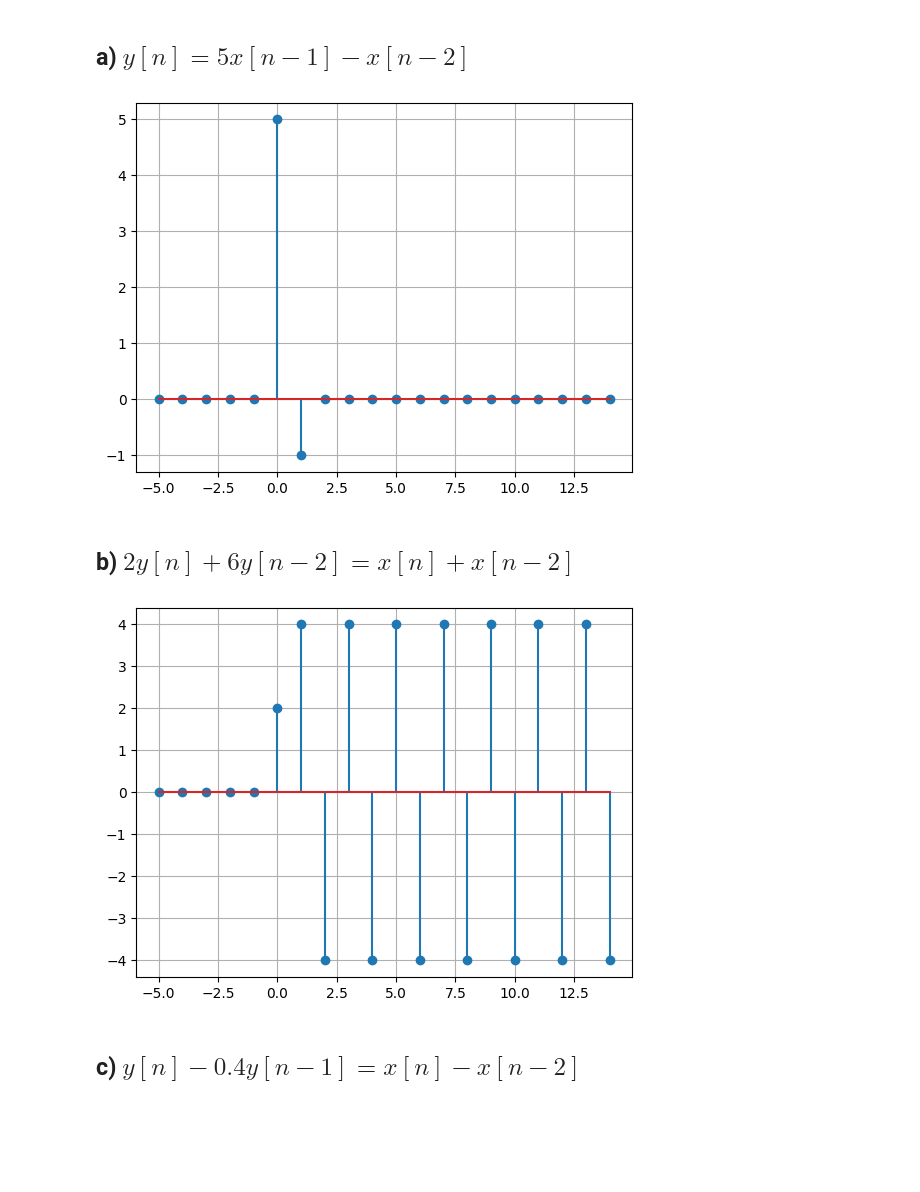
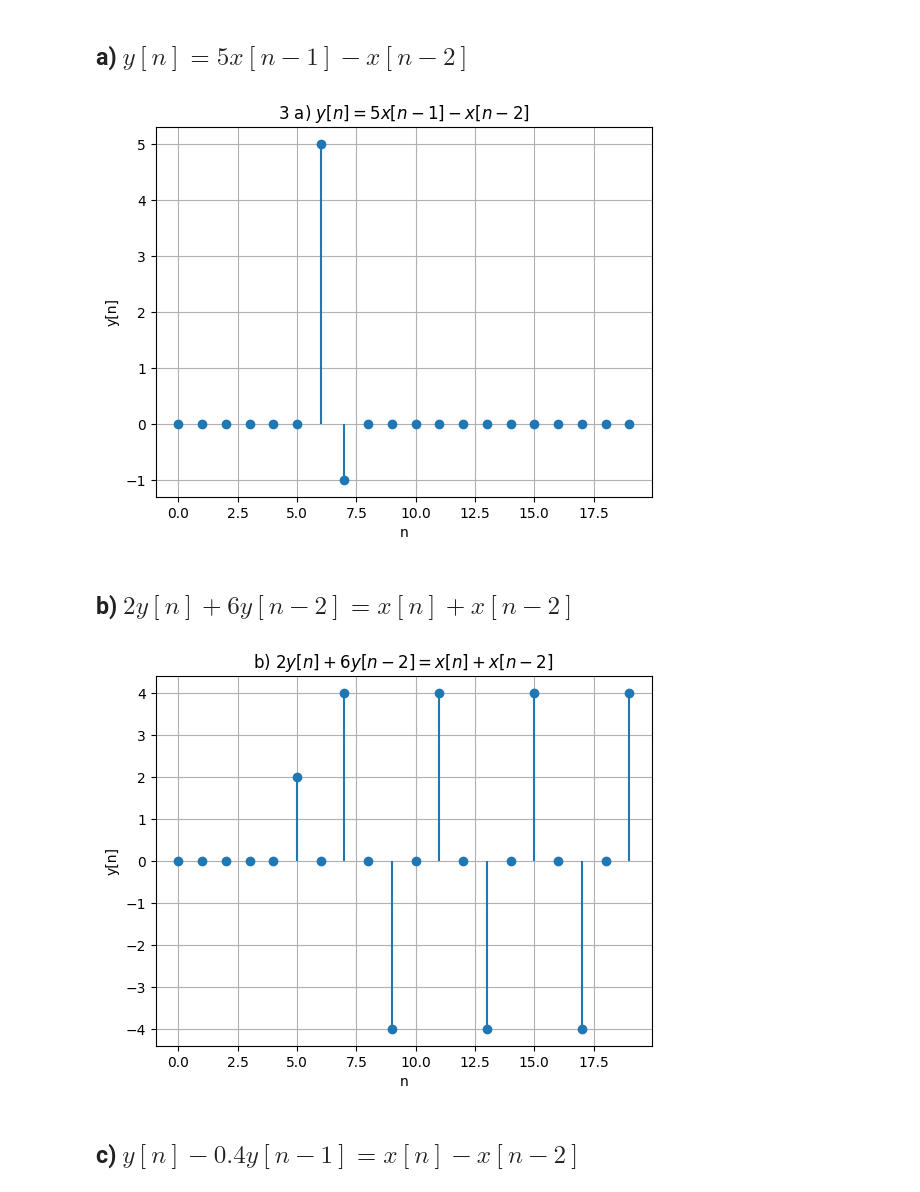
Before and after one commit to Lekkito/analisis-de-se-ales, a Jupyter notebook: tp2.ipynb, the cells around one changed output. Drawn from its saved outputs; the diff is of its cells as text; code cells hidden in the pictures; blank space fills up the shorter version.

```diff
--- a/tp2.ipynb
+++ b/tp2.ipynb
@@ -36,29 +40,32 @@ from scipy.signal import lfilter, convolve
 delta = np.zeros(20)
 delta[5] = 1
 
-def respuesta(A, B):
+def respuesta(A, B, titulo):
     Y = lfilter(B, A, delta)
-    n = np.arange(-5,15)
-    plt.stem(n,Y)
+    n = np.arange(len(Y))
+    plt.stem(n,Y, basefmt=" ")
     plt.grid()
+    plt.title(titulo)
+    plt.xlabel('n')
+    plt.ylabel('y[n]')
     plt.show()
     #return Y
 # %% [markdown]
 ## a) $y[n] = 5x[n-1]-x[n-2]$
 # %%
 A = [1]
-B = [5, -1]
-respuesta(A, B)
+B = [0, 5, -1]
+respuesta(A, B, "3 a) $y[n] = 5x[n-1]-x[n-2]$")
 # %% [output]
-[figure, old version]
+[figure, new version]
 # %% [markdown]
 ## b) $2y[n] +6y[n-2] = x[n] + x[n-2]$
 # %%
-A = [1, 3]
-B = [0.5, 0.5]
-respuesta(B,A)
+A = [1, 0, 3]
+B = [0.5, 0, 0.5]
+respuesta(B,A, "b) $2y[n] +6y[n-2] = x[n] + x[n-2]$")
 # %% [output]
-[figure, old version]
+[figure, new version]
 # %% [markdown]
 ## c) $y[n]-0.4y[n-1]=x[n]-x[n-2]$
 # %%
```
Also changed, not shown: parts of 11 cells of this notebook.
